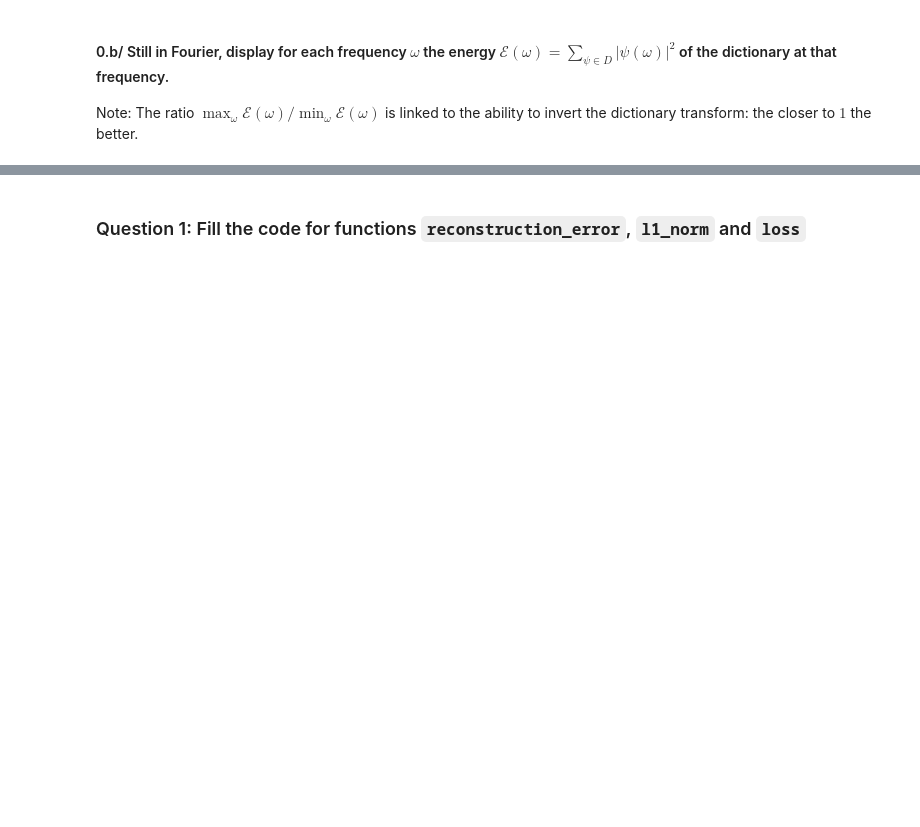
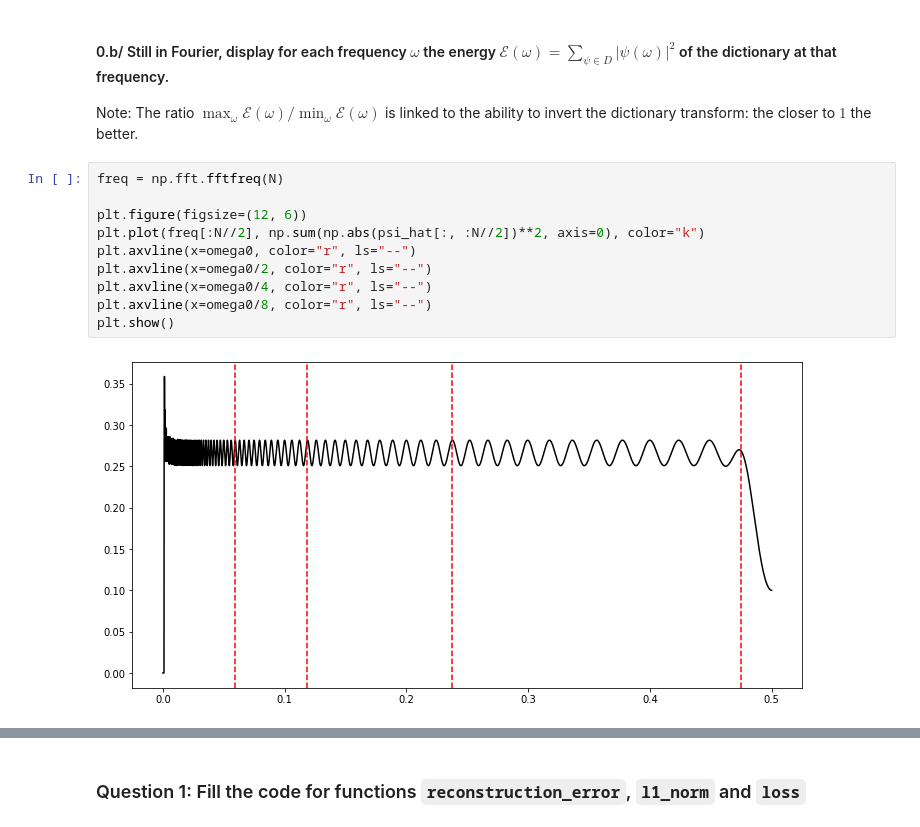
Before and after one commit to gsprochette/TD_gradient_descent_dictionary, a Jupyter notebook: gradient_descent_dictionary.ipynb, the cells around one changed output, grey strips where cells are left out. Drawn from its saved outputs; the diff is of its cells as text; blank space fills up the shorter version.

```diff
--- a/gradient_descent_dictionary.ipynb
+++ b/gradient_descent_dictionary.ipynb
@@ -98,3 +176,15 @@ Shape (p, T) of the dictionary: (108, 16384)
 # %% [markdown]
 #### 0.b/ Still in Fourier, display for each frequency $\omega$ the energy $\mathcal E(\omega) = \sum_{\psi \in D} |\psi(\omega)|^2$ of the dictionary at that frequency.
 Note: The ratio $\max_\omega \mathcal E(\omega) / \min_\omega \mathcal E(\omega)$ is linked to the ability to invert the dictionary transform: the closer to $1$ the better.
+# %%
+freq = np.fft.fftfreq(N)
+
+plt.figure(figsize=(12, 6))
+plt.plot(freq[:N//2], np.sum(np.abs(psi_hat[:, :N//2])**2, axis=0), color="k")
+plt.axvline(x=omega0, color="r", ls="--")
+plt.axvline(x=omega0/2, color="r", ls="--")
+plt.axvline(x=omega0/4, color="r", ls="--")
+plt.axvline(x=omega0/8, color="r", ls="--")
+plt.show()
+# %% [output]
+[figure, added]
```
Also changed, not shown: parts of 60 cells of this notebook, 1 other file.
